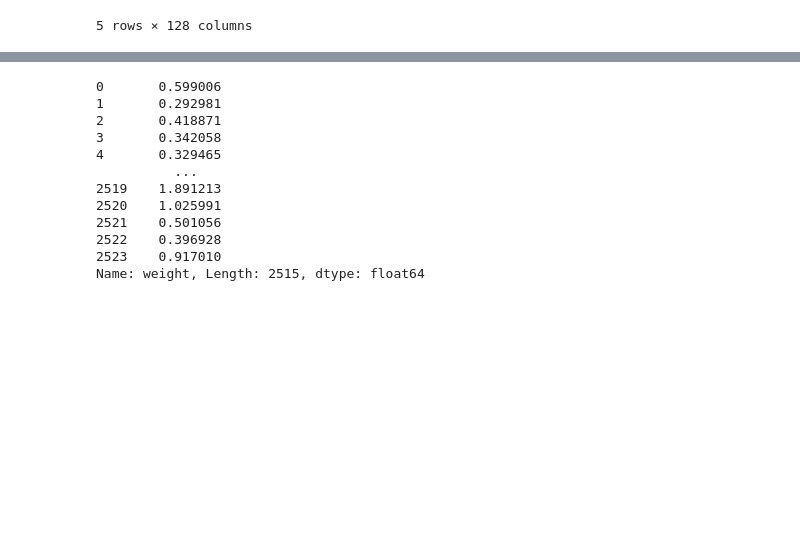
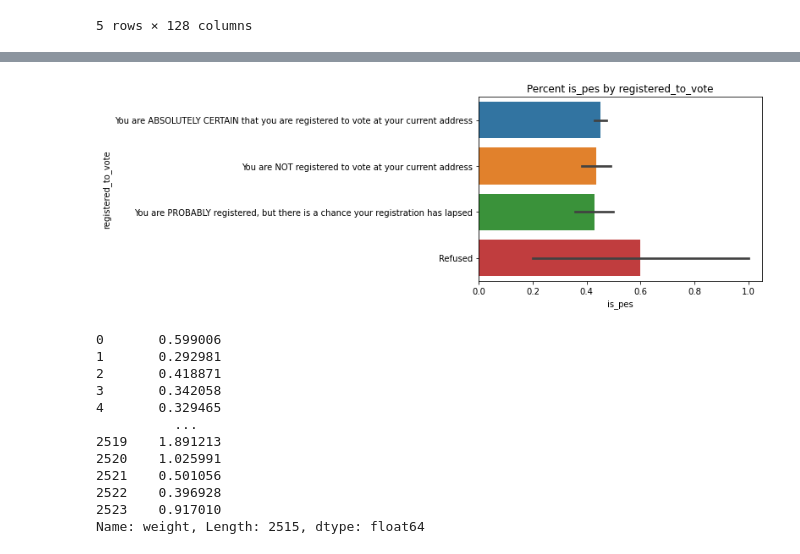
Before and after one commit to american-perspectives-capstone/american-attitudes, a Jupyter notebook: rough_notebooks/malachi_hale_individual_notebook.ipynb, the cells around one changed output, grey strips where cells are left out. Cells and saved outputs as stored; diff of their text form; code cells hidden in the pictures; blank space fills up the shorter version.

```diff
--- a/rough_notebooks/malachi_hale_individual_notebook.ipynb
+++ b/rough_notebooks/malachi_hale_individual_notebook.ipynb
@@ -135,3 +137,11 @@ df.head()
+# %%
+def bar_graph_percent_pessimistic(df, x_feature, y_feature):
+    ax = sns.barplot(data = df, x = x_feature, y = y_feature)
+    title = ax.set(title = f"Percent {x_feature} by {y_feature}")
+# %%
+bar_graph_percent_pessimistic(df, "is_pes", "registered_to_vote")
+# %% [output]
+[figure, added]
 # %%
 df.weight
 # %% [output]
```
Also changed, not shown: parts of 12 cells of this notebook.
